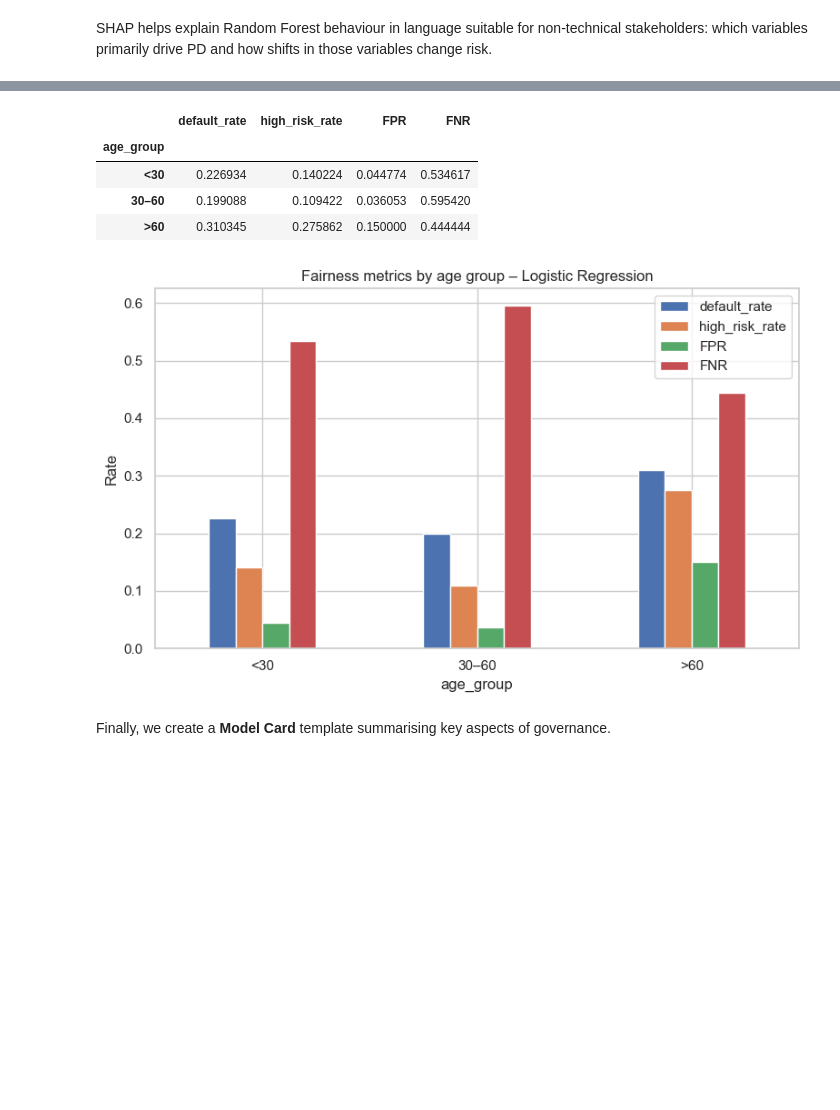
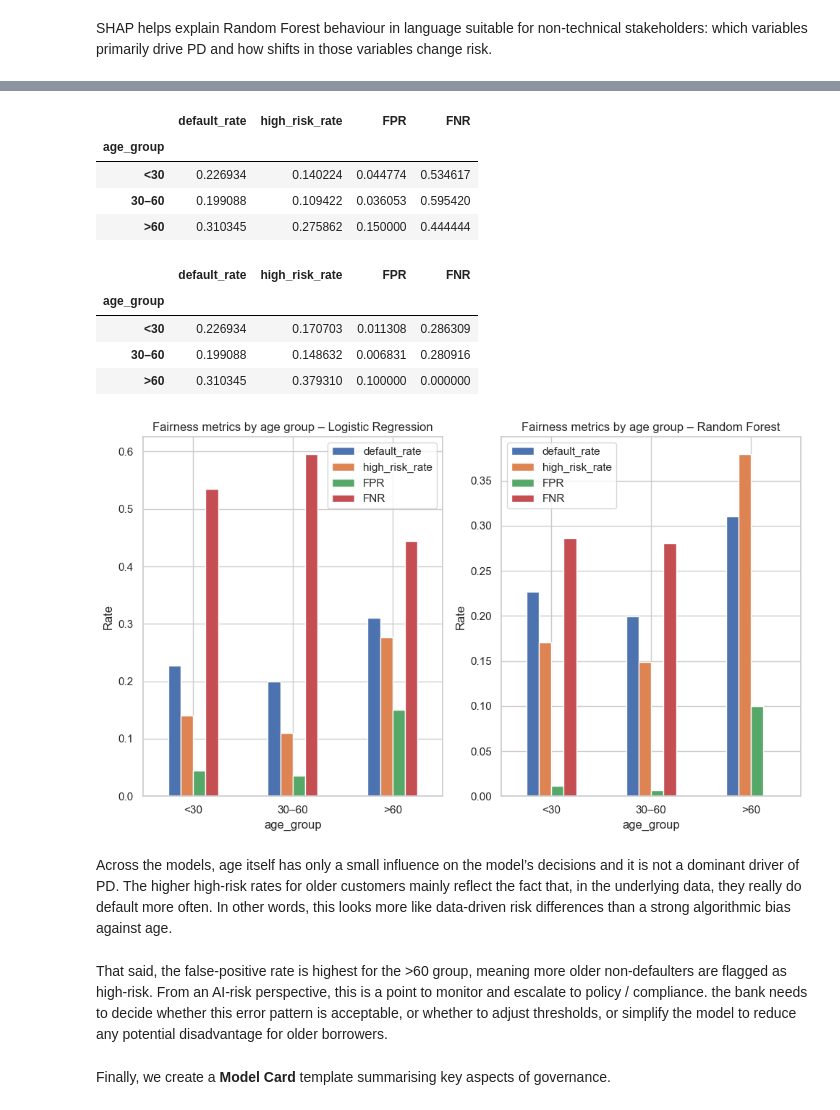
Before and after one commit to anupama-reghunath/Finance-Projects, a Jupyter notebook: credit_risk_PD/03_responsible_AI_and_bias_audit.ipynb, the cells around one changed output, grey strips where cells are left out. Drawn from its saved outputs; the diff is of its cells as text; code cells hidden in the pictures; blank space fills up the shorter version.

```diff
--- a/credit_risk_PD/03_responsible_AI_and_bias_audit.ipynb
+++ b/credit_risk_PD/03_responsible_AI_and_bias_audit.ipynb
@@ -430,9 +423,10 @@ fairness_df = pd.DataFrame({
     "y_true": y_true,
     "y_pred": y_pred_lr,
     "y_proba": y_proba_lr
-}).dropna(subset=["age_group"])
+})
 
 def group_metrics(g):
+
     default_rate = g["y_true"].mean()
     high_risk_rate = g["y_pred"].mean()
     cm = confusion_matrix(g["y_true"], g["y_pred"], labels=[0, 1])
@@ -450,20 +444,76 @@ def group_metrics(g):
 
 fairness_summary = fairness_df.groupby("age_group").apply(group_metrics)
 display(fairness_summary)
-
-fairness_summary.plot(kind="bar", figsize=(8, 5))
-plt.title("Fairness metrics by age group – Logistic Regression")
-plt.ylabel("Rate")
-plt.xticks(rotation=0)
-plt.tight_layout()
-plt.show()
 # %% [output]
 |  | default_rate | high_risk_rate | FPR | FNR |
 | age_group |  |  |  |  |
 | <30 | 0.226934 | 0.140224 | 0.044774 | 0.534617 |
 | 30–60 | 0.199088 | 0.109422 | 0.036053 | 0.595420 |
 | >60 | 0.310345 | 0.275862 | 0.150000 | 0.444444 |
-[figure, removed]
+# %%
+# --- Fairness metrics for Random Forest ---
+
+THRESHOLD = 0.5  # same threshold for RF, or tune separately
+
+# RF probabilities and predictions
+# rf_clf.predict_proba(X_test)[:, 1]
+y_pred_rf = (y_proba_rf >= THRESHOLD).astype(int)
+
+fairness_df_rf = pd.DataFrame({
+    "age_group": age_group,   # same age buckets as before
+    "y_true": y_true,
+    "y_pred": y_pred_rf,
+    "y_proba": y_proba_rf
+}).dropna(subset=["age_group"])
+
+def group_metrics(g):
+    default_rate = g["y_true"].mean()
+    high_risk_rate = g["y_pred"].mean()
+    cm = confusion_matrix(g["y_true"], g["y_pred"], labels=[0, 1])
+    tn, fp, fn, tp = cm.ravel()
+
+    fpr = fp / (fp + tn) if (fp + tn) > 0 else np.nan
+    fnr = fn / (fn + tp) if (fn + tp) > 0 else np.nan
+
+    return pd.Series({
+        "default_rate": default_rate,
+        "high_risk_rate": high_risk_rate,
+        "FPR": fpr,
+        "FNR": fnr
+    })
+
+fairness_summary_rf = fairness_df_rf.groupby("age_group").apply(group_metrics)
+display(fairness_summary_rf)
+
+
+fig, ax = plt.subplots(1,2, figsize=(10, 6))
+
+fairness_summary.plot(kind="bar",ax=ax[0])
+
+ax[0].set_xticklabels(ax[0].get_xticklabels(), rotation=0)
+
+ax[0].set_title("Fairness metrics by age group – Logistic Regression")
+ax[0].set_ylabel("Rate")
+
+
+fairness_summary_rf.plot(kind="bar",ax=ax[1])
+ax[1].set_title("Fairness metrics by age group – Random Forest")
+ax[1].set_ylabel("Rate")
+ax[1].set_xticklabels(ax[1].get_xticklabels(), rotation=0)
+
+plt.tight_layout()
+plt.show()
+# %% [output]
+|  | default_rate | high_risk_rate | FPR | FNR |
+| age_group |  |  |  |  |
+| <30 | 0.226934 | 0.170703 | 0.011308 | 0.286309 |
+| 30–60 | 0.199088 | 0.148632 | 0.006831 | 0.280916 |
+| >60 | 0.310345 | 0.379310 | 0.100000 | 0.000000 |
+[figure, added]
+# %% [markdown]
+Across the models, age itself has only a small influence on the model’s decisions and it is not a dominant driver of PD. The higher high-risk rates for older customers mainly reflect the fact that, in the underlying data, they really do default more often. In other words, this looks more like data-driven risk differences than a strong algorithmic bias against age.
+# %% [markdown]
+That said, the false-positive rate is highest for the >60 group, meaning more older non-defaulters are flagged as high-risk. From an AI-risk perspective, this is a point to monitor and escalate to policy / compliance. the bank needs to decide whether this error pattern is acceptable, or whether to adjust thresholds, or simplify the model to reduce any potential disadvantage for older borrowers.
 # %% [markdown]
 Finally, we create a **Model Card** template summarising key aspects of governance.
 # %%
```
Also changed, not shown: parts of 15 cells of this notebook.
